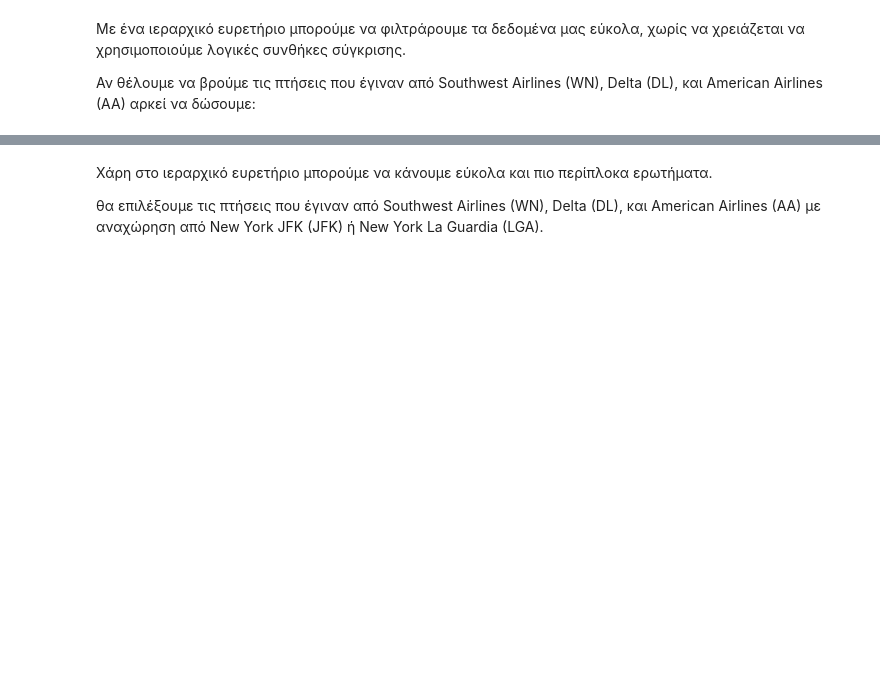
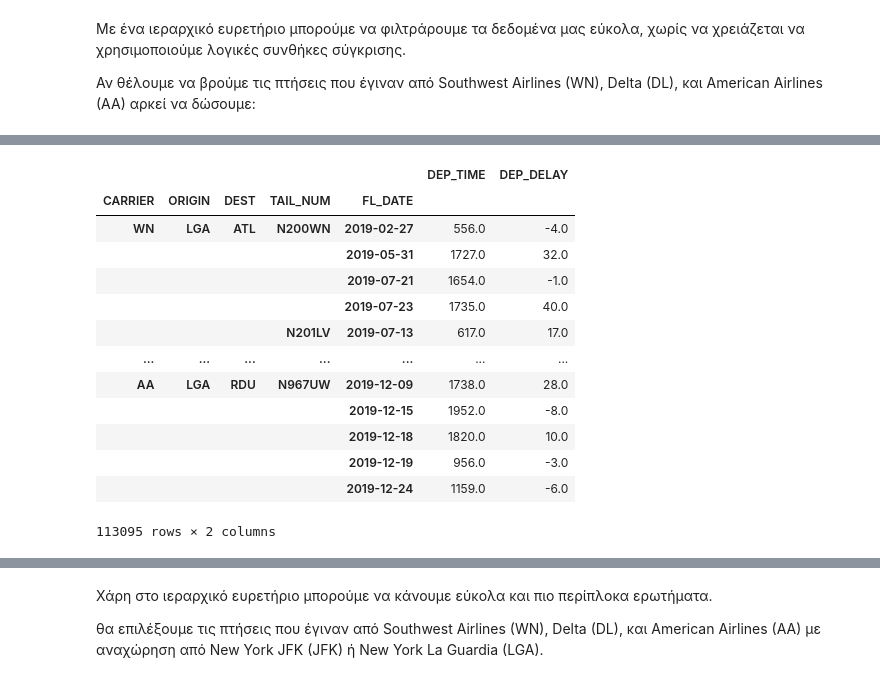
Before and after one commit to Xristos04/Data-Science-Tutorials, a Jupyter notebook: travel.ipynb, the cells around one changed output, grey strips where cells are left out. Drawn from its saved outputs; the diff is of its cells as text; code cells hidden in the pictures; blank space fills up the shorter version.

```diff
--- a/travel.ipynb
+++ b/travel.ipynb
@@ -281,0 +269,17 @@ Index(['FL_DATE', 'TAIL_NUM', 'CARRIER', 'ORIGIN', 'ORIGIN_CITY', 'DEST',
+# %%
+hierarchical_flights.loc[(["WN", "DL", "AA"], ['JFK','LGA']), ['DEP_TIME','DEP_DELAY']]
+# %% [output]
+|  |  |  |  |  | DEP_TIME | DEP_DELAY |
+| CARRIER | ORIGIN | DEST | TAIL_NUM | FL_DATE |  |  |
+| WN | LGA | ATL | N200WN | 2019-02-27 | 556.0 | -4.0 |
+|  |  |  |  | 2019-05-31 | 1727.0 | 32.0 |
+|  |  |  |  | 2019-07-21 | 1654.0 | -1.0 |
+|  |  |  |  | 2019-07-23 | 1735.0 | 40.0 |
+|  |  |  | N201LV | 2019-07-13 | 617.0 | 17.0 |
+| ... | ... | ... | ... | ... | ... | ... |
+| AA | LGA | RDU | N967UW | 2019-12-09 | 1738.0 | 28.0 |
+|  |  |  |  | 2019-12-15 | 1952.0 | -8.0 |
+|  |  |  |  | 2019-12-18 | 1820.0 | 10.0 |
+|  |  |  |  | 2019-12-19 | 956.0 | -3.0 |
+|  |  |  |  | 2019-12-24 | 1159.0 | -6.0 |
+113095 rows × 2 columns
```
Also changed, not shown: parts of 19 cells of this notebook, 1 other file.
